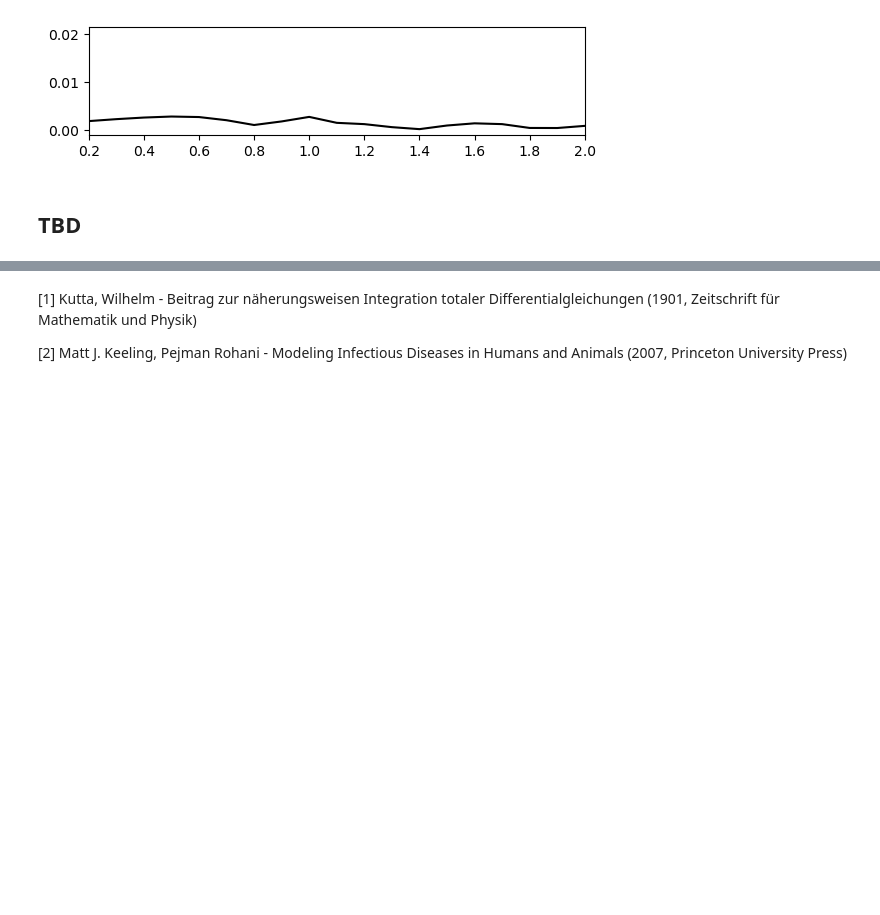
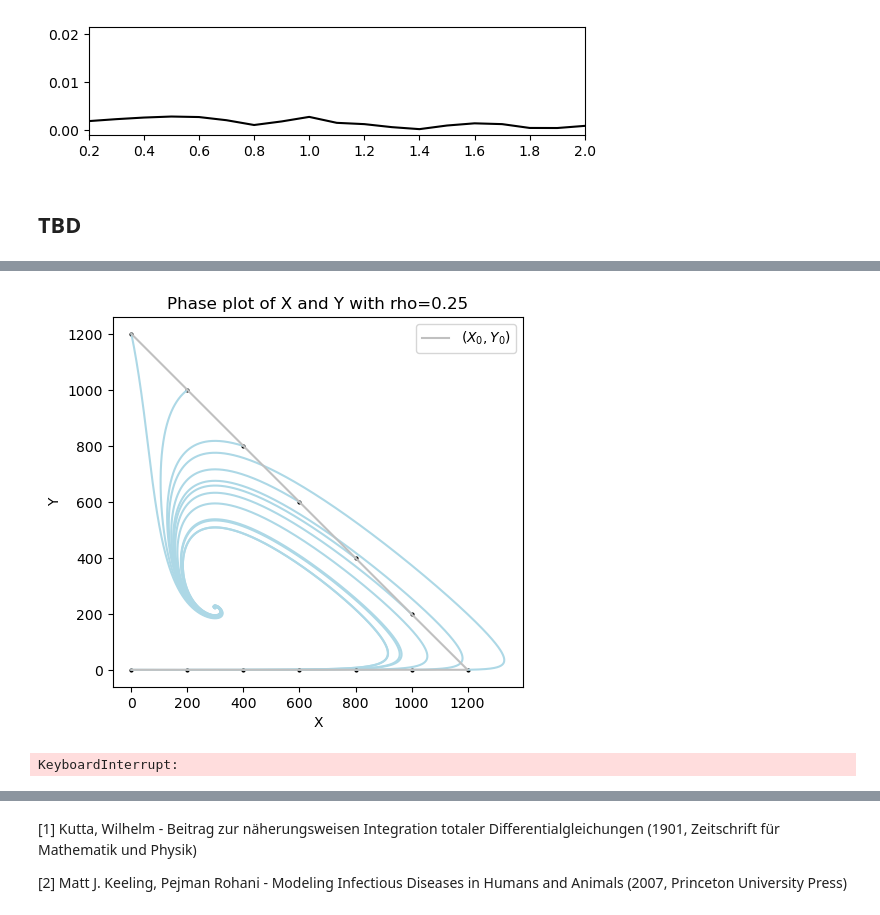
Before and after one commit to mboyan/intro-to-computational-science, a Jupyter notebook: Assignments/Assignment 1/Assignment 1 - SIR model (ODE) - Boyan Mihaylov.ipynb, the cells around one changed output, grey strips where cells are left out. Saved outputs shown, nothing was run; the diff lists cells and outputs as text; code cells hidden in the pictures; blank space fills up the shorter version.

```diff
--- a/Assignments/Assignment 1/Assignment 1 - SIR model (ODE) - Boyan Mihaylov.ipynb
+++ b/Assignments/Assignment 1/Assignment 1 - SIR model (ODE) - Boyan Mihaylov.ipynb
@@ -683,20 +691,17 @@ num_plots = 13
 base_population = 1200
 increment = base_population/(num_plots-1)
 
-# Track maximum of I
-I_max = []
+# Iteration step
+step = 10e-2
 
-# Track level of S at which I is maximum
-S_atmax = []
+# Time in days (equivalent to 50 years)
+max_time = 18260
 
 # Track starting values of S and I
 S_starts = []
 I_starts = []
 
 for x in range(num_plots):
-
-    # Time in days (equivalent to 50 years)
-    max_time = 18260
 
     # Determine starting conditions:
     # for first half of the plots - increment X, Y = 1, Z = N - X - 1
@@ -729,6 +734,7 @@ for x in range(num_plots):
     plt.ylabel('I')
     plt.title('Phase plot of S and I')
 
+print("gamma: "+str(SIR.gamma))
 print("beta: "+str(SIR.beta))
 print("R0: "+str(SIR.R0))
 
@@ -820,0 +872,66 @@ mu: 6.208278428870977e-05
+# %%
+num_plots = 13
+base_population = 1200
+increment = base_population/(num_plots-1)
+
+# Iteration step
+step = 10e-2
+
+# Time in days (equivalent to 50 years)
+max_time = 18260
+
+rhos = [0.25,0.5,0.75]
+v = 0.0001
+
+for rho in rhos:
+
+    # Track starting values of S and I
+    X_starts = []
+    Y_starts = []
+
+    for x in range(num_plots):
+
+        # Determine starting conditions:
+        # for first half of the plots - increment X, Y = 1, Z = N - X - 1
+        # for second half of the plots - increment Y, X = N - Y, Z = 0
+        if x <= num_plots*0.5:
+            X_start = x*increment*2
+            Y_start = 1
+            Z_start = base_population-x*increment*2-1
+        else:
+            X_start = base_population-(x-math.floor(num_plots*0.5))*increment*2
+            Y_start = (x-math.floor(num_plots*0.5))*increment*2
+            Z_start = 0
+
+        # Initialize infection model
+        SIR = InfectionModelDemIIMD(X_start, Y_start, Z_start, k=8, c=0.0005, pinf=1461, lifespan = 16107.525, rho=rho, v=v)
+
+        # Append starting points and mark their positions
+        X_starts.append(X_start)
+        Y_starts.append(Y_start)
+        plt.plot(X_start,Y_start,**{'marker':'o', 'markerfacecolor':'k', 'markeredgecolor':'k', 'markersize':2})
+
+        # Track development of infection over time
+        S_log, I_log, R_log, time_log = SIR.iterate(step, max_time, constrain=False)
+
+        X_log = np.multiply(S_log, base_population)
+        Y_log = np.multiply(I_log, base_population)
+        Z_log = np.multiply(R_log, base_population)
+
+        # Plot infection values
+        ax = plt.subplot()
+        ax.plot(X_log, Y_log,color='lightblue')
+        ax.set_aspect('equal','box')
+        plt.xlabel('X')
+        plt.ylabel('Y')
+        plt.title(f'Phase plot of X and Y with rho={rho}')
+
+    print("gamma: "+str(SIR.gamma))
+    print("beta: "+str(SIR.beta))
+    print("R0: "+str(SIR.R0))
+
+    # Plot starting points
+    ax.plot(X_starts, Y_starts,color='silver', label='$(X_{0},Y_{0})$')
+    ax.legend()
+    plt.show()
+# %% [output]
@@ -820,0 +941,2 @@ mu: 6.208278428870977e-05
+[figure, added]
+KeyboardInterrupt:
```
Also changed, not shown: parts of 9 cells of this notebook.
